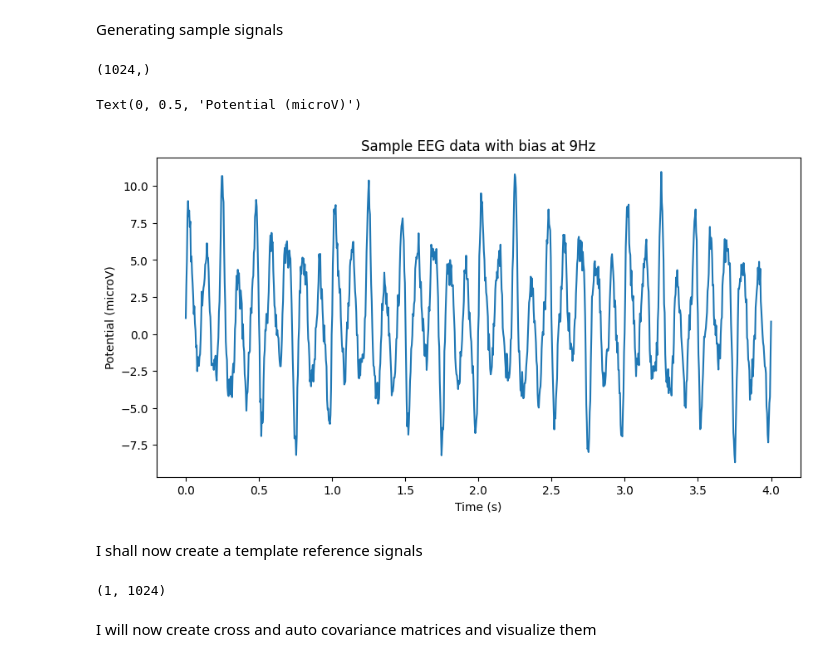
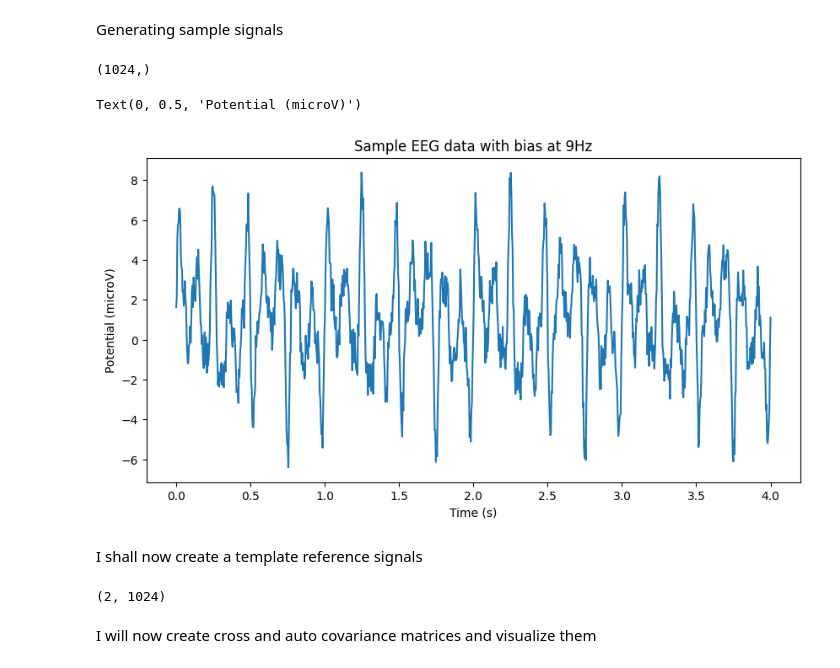
Before and after one commit to AkilanSS/12JFPM_SSVEP, a Jupyter notebook: test_src/main.ipynb, the cells around one changed output. Cells and saved outputs as stored; diff of their text form; code cells hidden in the pictures.

```diff
--- a/test_src/main.ipynb
+++ b/test_src/main.ipynb
@@ -19,36 +19,38 @@ times = np.linspace(s_time, f_time, (f_time - s_time) * srate)
 Generating sample signals
 # %%
 freq_to_sample = [2,5,9,13,17,21]
-freq_weight = [1,1,5,1,1,1]
+freq_weight = [1,1,3,1,1,1]
 randWeight = 2
 
 signal = np.zeros(len(times))
 for (freq, weight) in zip(freq_to_sample, freq_weight):
     signal += weight * np.sin(2 * np.pi * freq * times)
 
 signal += randWeight * np.random.rand(len(times))
 print(np.shape(signal))
 
 plt.figure(figsize=(10, 5))
 plt.plot(times, signal)
 plt.title("Sample EEG data with bias at 9Hz")
 plt.xlabel("Time (s)")
 plt.ylabel("Potential (microV)")
 # %% [output]
 (1024,)
 Text(0, 0.5, 'Potential (microV)')
-[figure, old version]
+[figure, new version]
 # %% [markdown]
 I shall now create a template reference signals
 # %%
 #Reference Signals at 9Hz and 17Hz
-freq_ref = [19]
-reference_signal = np.zeros([len(freq_ref), len(times)])
+freq_ref = [9]
+reference_signal = np.zeros([2, len(freq_ref), len(times)])
 for idx, freq in enumerate(freq_ref):
-    reference_signal[idx] = np.sin(2 * np.pi * freq * times)
+    reference_signal[0,idx] = np.sin(2 * np.pi * freq * times)
+    reference_signal[1,idx] = np.cos(2 * np.pi * freq * times)
+reference_signal = reference_signal.reshape(2 * len(freq_ref), len(times), order='F')
 print(np.shape(reference_signal))
 # %% [output]
-(1, 1024)
+(2, 1024)
 # %% [markdown]
 I will now create cross and auto covariance matrices and visualize them
 # %%
```
Also changed, not shown: parts of 2 cells of this notebook.
